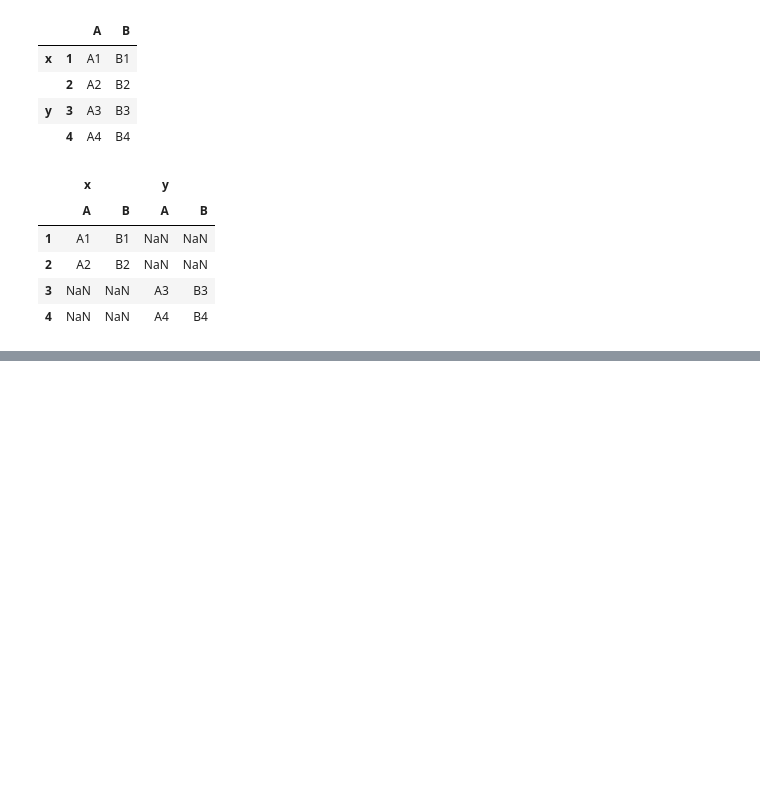
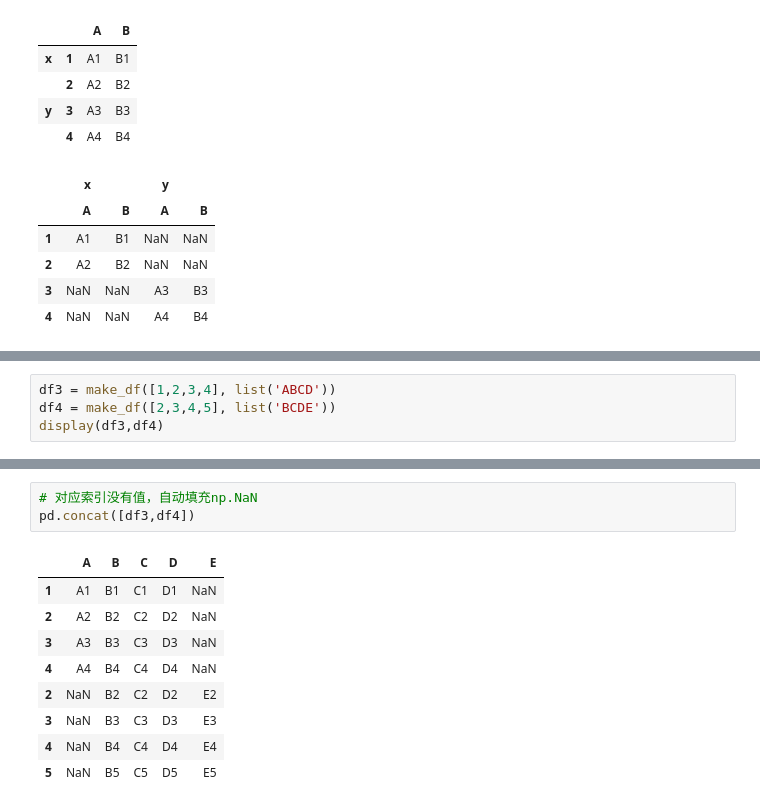
Before and after one commit to lqklqk/python-data-analysis, a Jupyter notebook: 千锋/pandas/04_Pandas数据合并.ipynb, the cells around one changed output, grey strips where cells are left out. Cells and saved outputs as stored; diff of their text form; blank space fills up the shorter version.

```diff
--- a/千锋/pandas/04_Pandas数据合并.ipynb
+++ b/千锋/pandas/04_Pandas数据合并.ipynb
@@ -157,0 +169,4 @@ display(pd.concat([df1,df2],axis=1,keys=['x','y']))
+# %%
+df3 = make_df([1,2,3,4], list('ABCD'))
+df4 = make_df([2,3,4,5], list('BCDE'))
+display(df3,df4)
@@ -157,0 +184,13 @@ display(pd.concat([df1,df2],axis=1,keys=['x','y']))
+# %%
+# 对应索引没有值，自动填充np.NaN
+pd.concat([df3,df4])
+# %% [output]
+|  | A | B | C | D | E |
+| 1 | A1 | B1 | C1 | D1 | NaN |
+| 2 | A2 | B2 | C2 | D2 | NaN |
+| 3 | A3 | B3 | C3 | D3 | NaN |
+| 4 | A4 | B4 | C4 | D4 | NaN |
+| 2 | NaN | B2 | C2 | D2 | E2 |
+| 3 | NaN | B3 | C3 | D3 | E3 |
+| 4 | NaN | B4 | C4 | D4 | E4 |
+| 5 | NaN | B5 | C5 | D5 | E5 |
```
Also changed, not shown: parts of 43 cells of this notebook, 3 other files.
